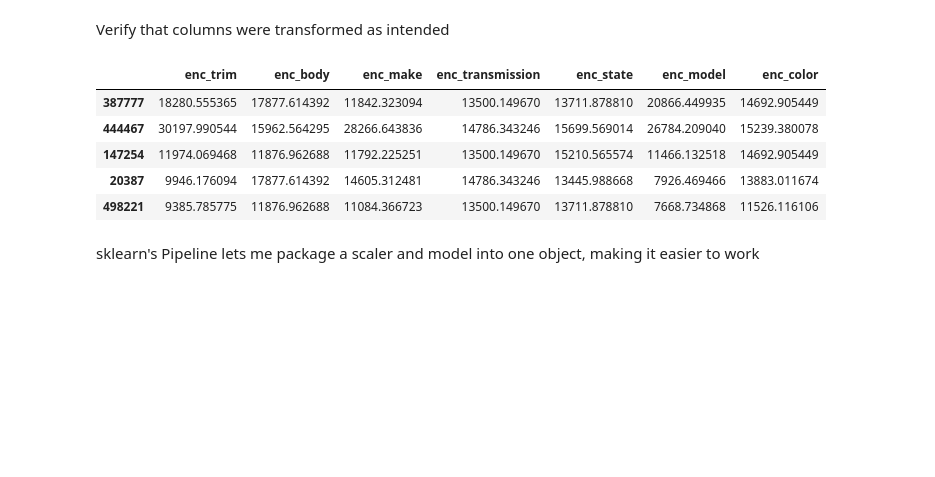
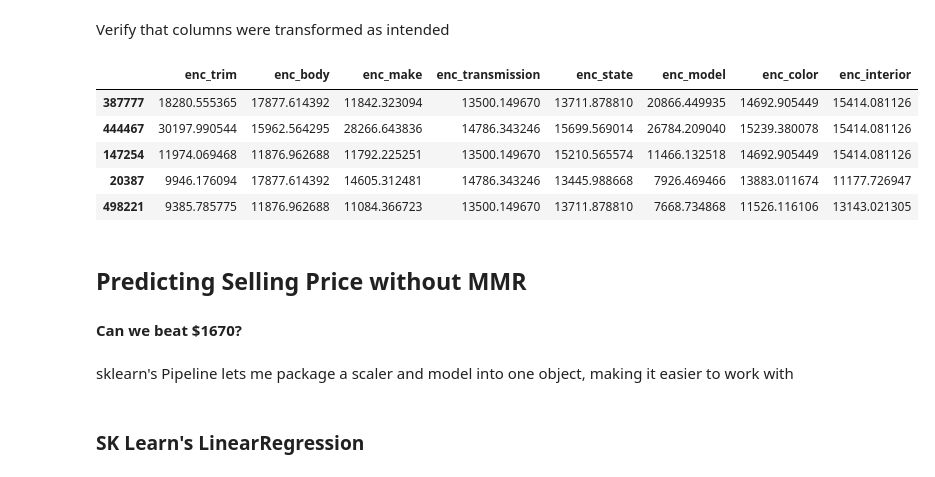
Before and after one commit to DanChurchill/car_price_predictor, a Jupyter notebook: final_report.ipynb, the cells around one changed output. Saved outputs shown, nothing was run; the diff lists cells and outputs as text; code cells hidden in the pictures; blank space fills up the shorter version.

```diff
--- a/final_report.ipynb
+++ b/final_report.ipynb
@@ -343,19 +349,23 @@ test_values = te.transform(X = test[cats], y = test.sellingprice).add_prefix('en
 test = pd.concat([test, test_values], axis = 1)
 # %% [markdown]
 Verify that columns were transformed as intended
-# %%
-train.iloc[: , -8:-1].head()
-# %% [output]
-|  | enc_trim | enc_body | enc_make | enc_transmission | enc_state | enc_model | enc_color |
-| 387777 | 18280.555365 | 17877.614392 | 11842.323094 | 13500.149670 | 13711.878810 | 20866.449935 | 14692.905449 |
-| 444467 | 30197.990544 | 15962.564295 | 28266.643836 | 14786.343246 | 15699.569014 | 26784.209040 | 15239.380078 |
-| 147254 | 11974.069468 | 11876.962688 | 11792.225251 | 13500.149670 | 15210.565574 | 11466.132518 | 14692.905449 |
-| 20387 | 9946.176094 | 17877.614392 | 14605.312481 | 14786.343246 | 13445.988668 | 7926.469466 | 13883.011674 |
-| 498221 | 9385.785775 | 11876.962688 | 11084.366723 | 13500.149670 | 13711.878810 | 7668.734868 | 11526.116106 |
+# %%
+# view last 8 columns to see the effects of Target Encoding
+train.iloc[: , -8:].head()
+# %% [output]
+|  | enc_trim | enc_body | enc_make | enc_transmission | enc_state | enc_model | enc_color | enc_interior |
+| 387777 | 18280.555365 | 17877.614392 | 11842.323094 | 13500.149670 | 13711.878810 | 20866.449935 | 14692.905449 | 15414.081126 |
+| 444467 | 30197.990544 | 15962.564295 | 28266.643836 | 14786.343246 | 15699.569014 | 26784.209040 | 15239.380078 | 15414.081126 |
+| 147254 | 11974.069468 | 11876.962688 | 11792.225251 | 13500.149670 | 15210.565574 | 11466.132518 | 14692.905449 | 15414.081126 |
+| 20387 | 9946.176094 | 17877.614392 | 14605.312481 | 14786.343246 | 13445.988668 | 7926.469466 | 13883.011674 | 11177.726947 |
+| 498221 | 9385.785775 | 11876.962688 | 11084.366723 | 13500.149670 | 13711.878810 | 7668.734868 | 11526.116106 | 13143.021305 |
 # %%
 # drop original columns
 train.drop(columns=cats, inplace=True)
 validate.drop(columns=cats, inplace=True)
 test.drop(columns=cats, inplace=True)
+# %% [markdown]
+## Predicting Selling Price without MMR
+#### Can we beat $1670?
 # %%
 # create X and y
@@ -369,2 +377,4 @@ y_test = test.sellingprice
 # %% [markdown]
-sklearn's Pipeline lets me package a scaler and model into one object, making it easier to work
+sklearn's Pipeline lets me package a scaler and model into one object, making it easier to work with
+# %% [markdown]
+### SK Learn's LinearRegression
```
Also changed, not shown: parts of 95 cells of this notebook, 2 other files.
